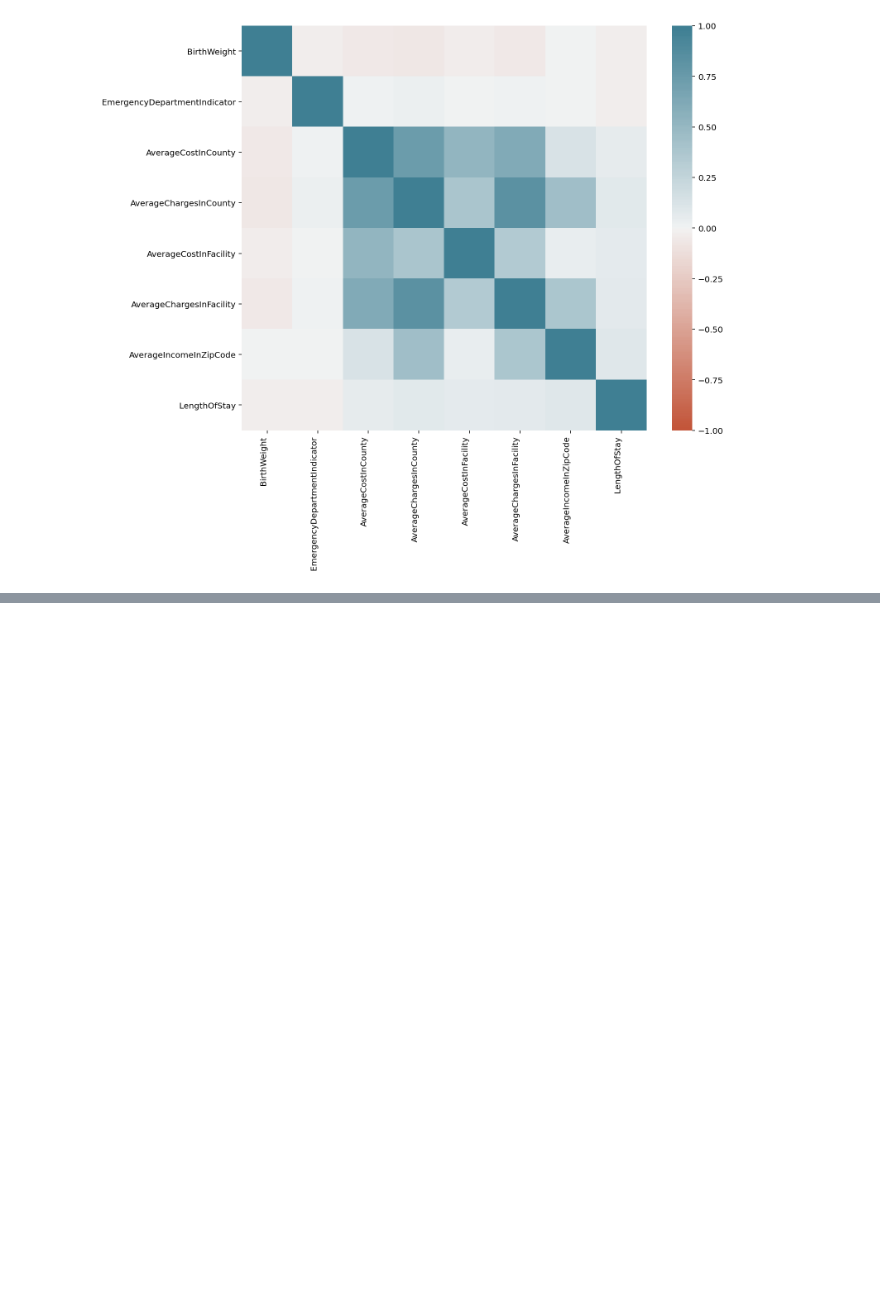
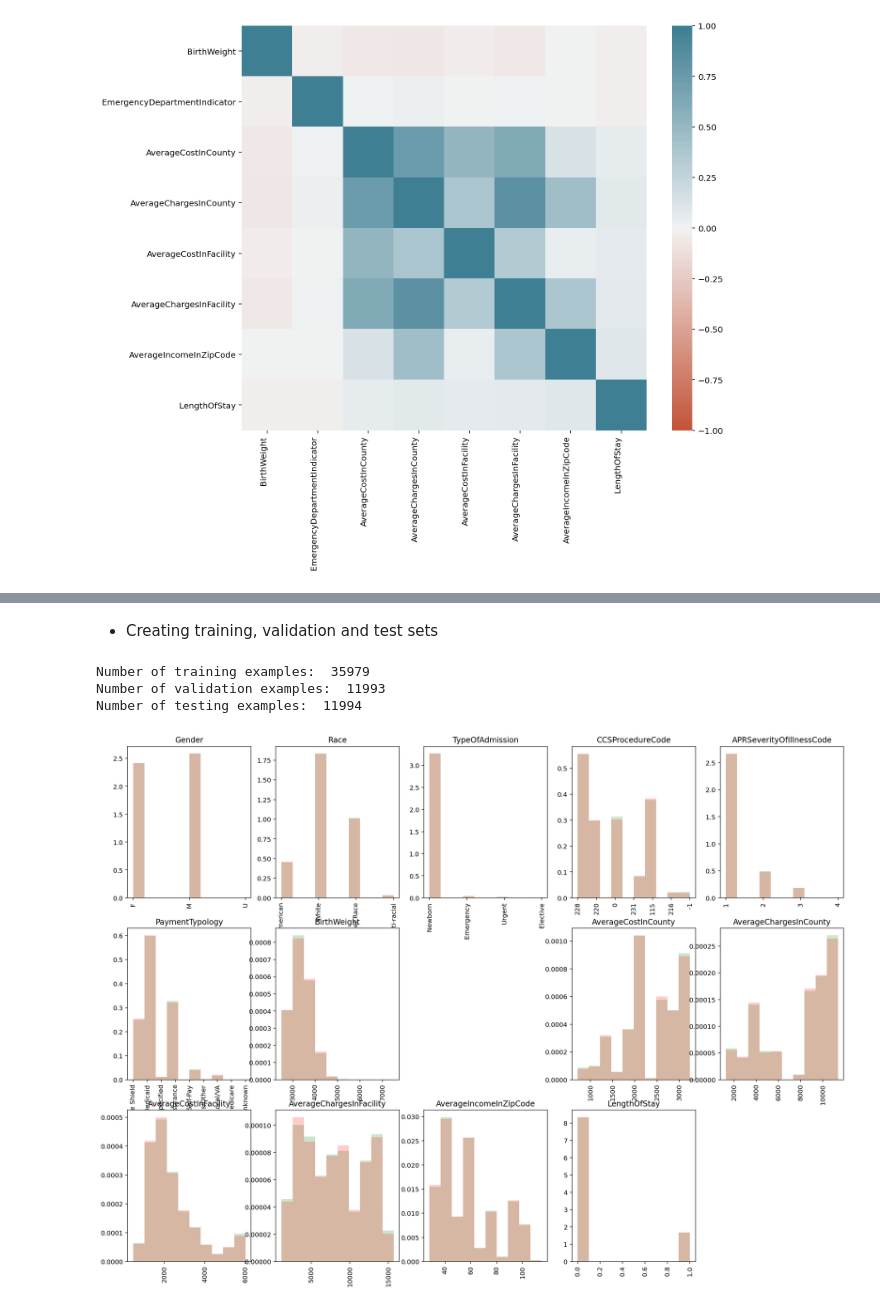
Before and after one commit to shekhar-hazari/CML_assignment_1, a Jupyter notebook: s3831855.ipynb, the cells around one changed output, grey strips where cells are left out. Cells and saved outputs as stored; diff of their text form; code cells hidden in the pictures; blank space fills up the shorter version.

```diff
--- a/s3831855.ipynb
+++ b/s3831855.ipynb
@@ -174,0 +217,4 @@ ax.set_xticklabels(
+# %%
+data.loc[data.LengthOfStay == False, "LengthOfStay"] = 0
+data.loc[data.LengthOfStay == True, "LengthOfStay"] = 1
+data.CCSProcedureCode = data.CCSProcedureCode.astype('string')
@@ -174,0 +233,31 @@ ax.set_xticklabels(
+# %% [markdown]
+- Creating training, validation and test sets
+# %%
+from sklearn.model_selection import train_test_split
+
+with pd.option_context('mode.chained_assignment', None):
+    train_data_, test_data = train_test_split(data, test_size=0.2,
+                                              shuffle=True,random_state=0)
+
+with pd.option_context('mode.chained_assignment', None):
+    train_data, val_data = train_test_split(train_data_, test_size=0.25,
+                                            shuffle=True,random_state=0)
+
+print("Number of training examples: ", train_data.shape[0])
+print("Number of validation examples: ", val_data.shape[0])
+print("Number of testing examples: ", test_data.shape[0])
+# %% [output]
+Number of training examples:  35979
+Number of validation examples:  11993
+Number of testing examples:  11994
+# %%
+plt.figure(figsize=(20,20))
+for i, col in enumerate(train_data.columns):
+    if train_data[col].dtype != bool:
+        plt.subplot(4,5,i+1)
+        _, bins, _ = plt.hist(train_data[col], alpha=0.2, color='g', density=True)
+        plt.hist(val_data[col], bins=bins, alpha=0.2, color='r', density=True)
+        plt.title(col)
+        plt.xticks(rotation='vertical')
+# %% [output]
+[figure, added]
```
Also changed, not shown: parts of 14 cells of this notebook.
